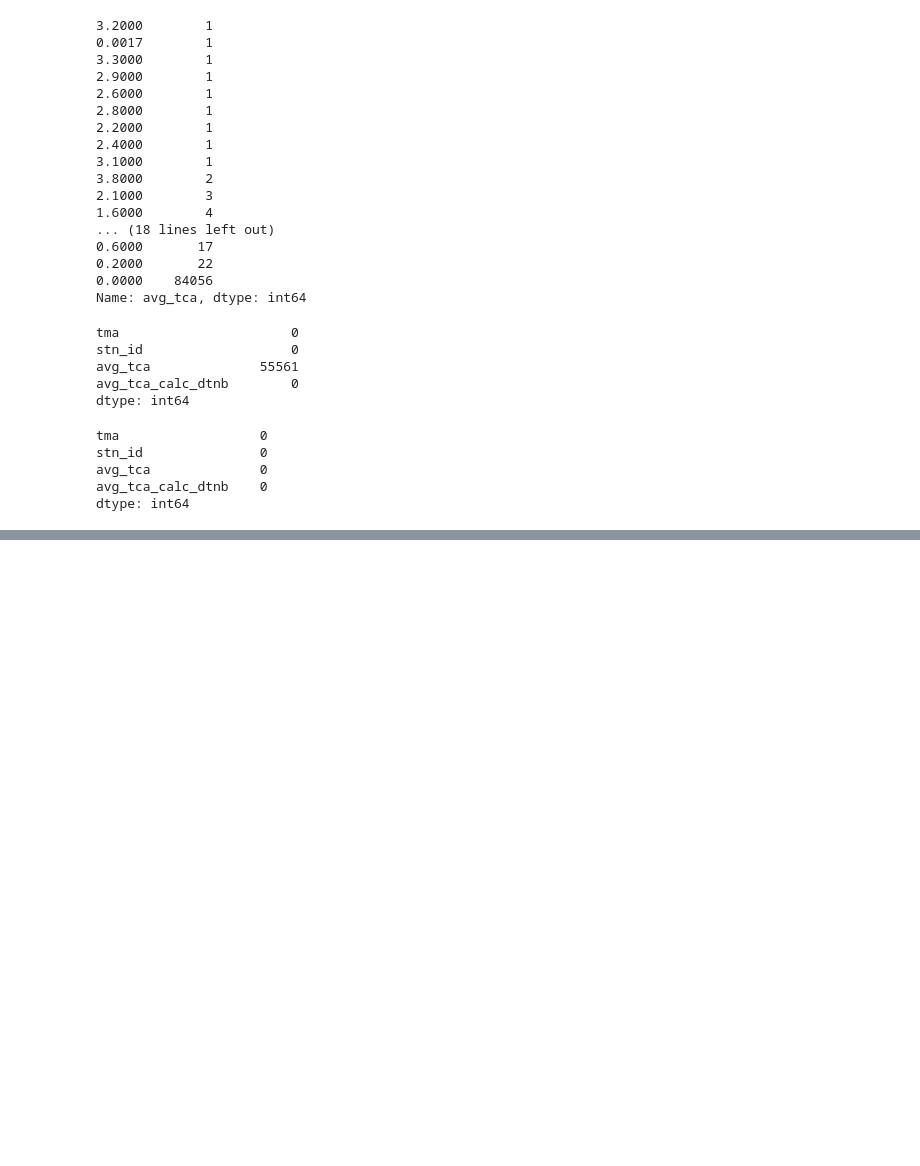
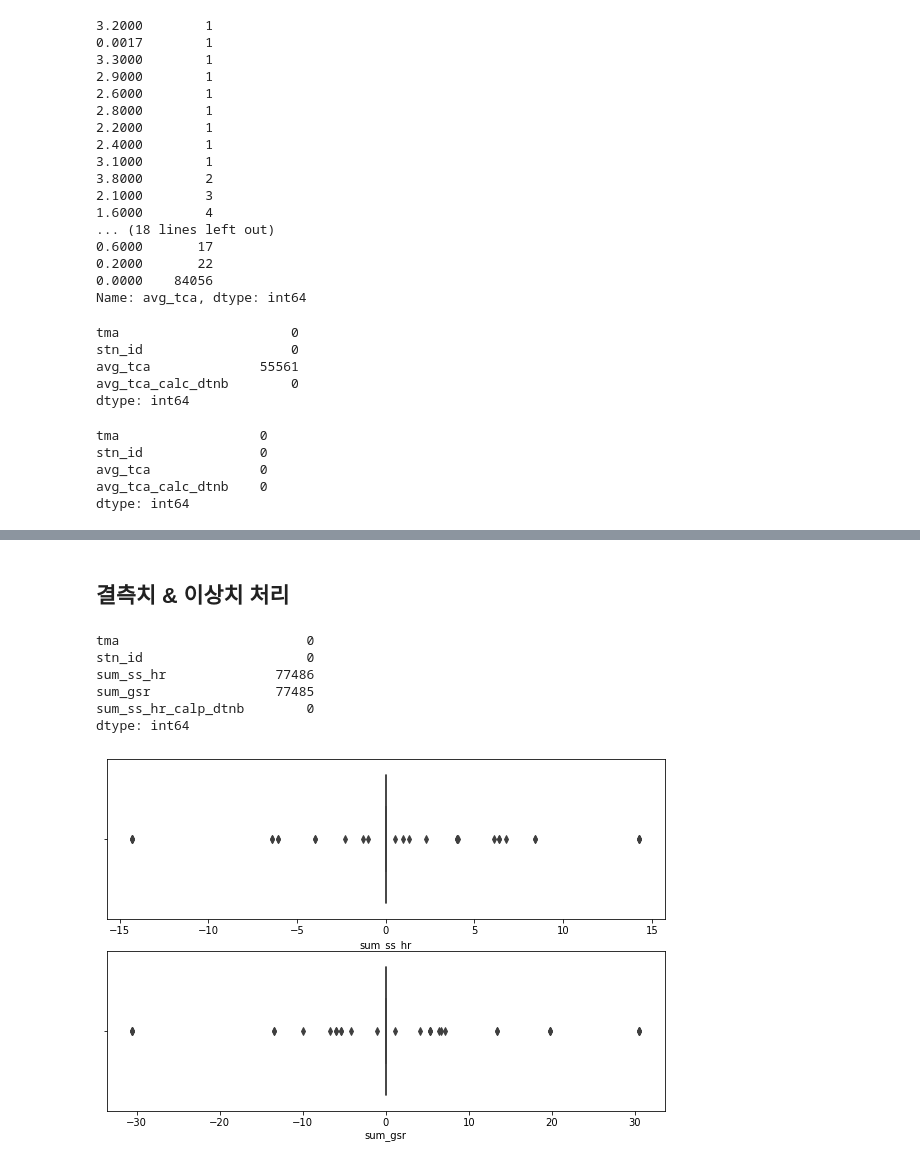
Before and after one commit to ek-koh/2020-Weather-Bigdata-Contest, a Jupyter notebook: Weather-Bigdata-Contest/preprocessing/AWS_data.ipynb, the cells around one changed output, grey strips where cells are left out. Cells and saved outputs as stored; diff of their text form; code cells hidden in the pictures; blank space fills up the shorter version.

Commit message:
weather update

```diff
--- a/Weather-Bigdata-Contest/preprocessing/AWS_data.ipynb
+++ b/Weather-Bigdata-Contest/preprocessing/AWS_data.ipynb
@@ -195,0 +203,3 @@ dtype: int64
+# %%
+icsr = pd.read_csv('../data/weather/raw/aws_icsr_ss.csv')
+icsr.info()
@@ -195,0 +227,3 @@ dtype: int64
+# %%
+icsr = icsr.drop(columns=['Unnamed: 0', 'sum_ss_hr_crob', 'ssrate', 'orgn_stn_id', 'sum_ss_hr_srv_yn', 'sum_ss_hr_qcflg'])
+icsr.isnull().sum()
@@ -195,0 +241,3 @@ dtype: int64
+# %%
+icsr['tma'] = pd.to_datetime(icsr['tma'])
+icsr.dtypes
@@ -195,0 +262,3 @@ dtype: int64
+# %%
+icsr = sort_by(icsr, ['tma', 'stn_id'])
+icsr.head()
@@ -195,0 +272,19 @@ dtype: int64
+# %% [markdown]
+## 결측치 & 이상치 처리
+# %%
+icsr.isnull().sum()
+# %% [output]
+tma                        0
+stn_id                     0
+sum_ss_hr              77486
+sum_gsr                77485
+sum_ss_hr_calp_dtnb        0
+dtype: int64
+# %%
+plt.figure(figsize=(10,10))
+
+for i in range(2):
+    plt.subplot(3, 1, i+1)
+    sns.boxplot(icsr.iloc[:,i+2])
+# %% [output]
+[figure, added]
```
Also changed, not shown: parts of 58 cells of this notebook, 4 other files.
